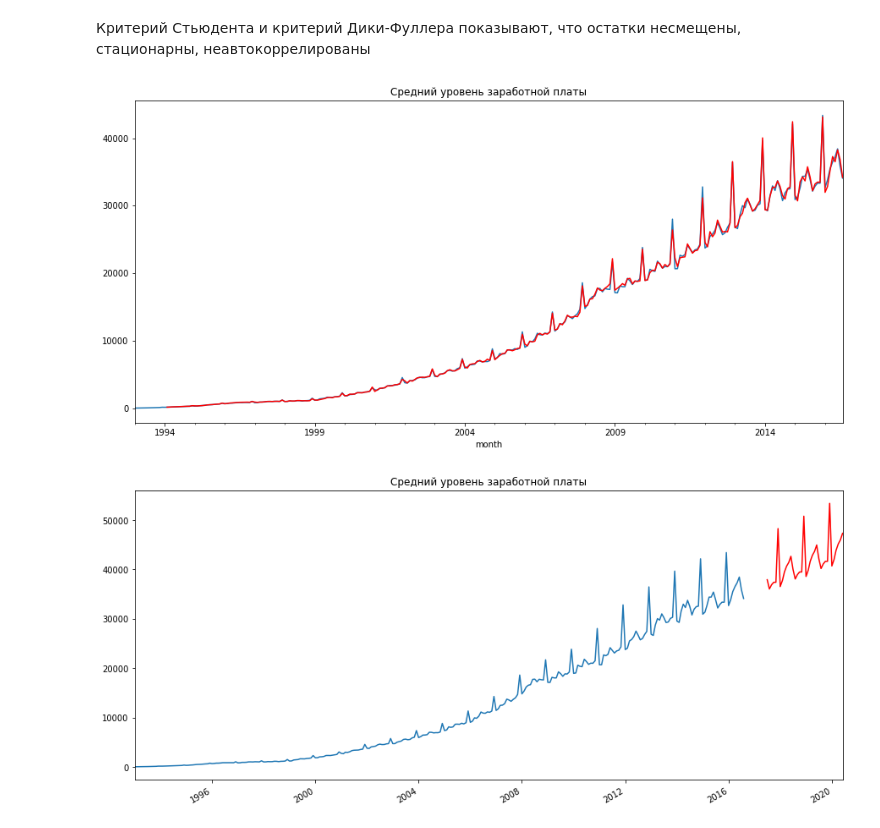
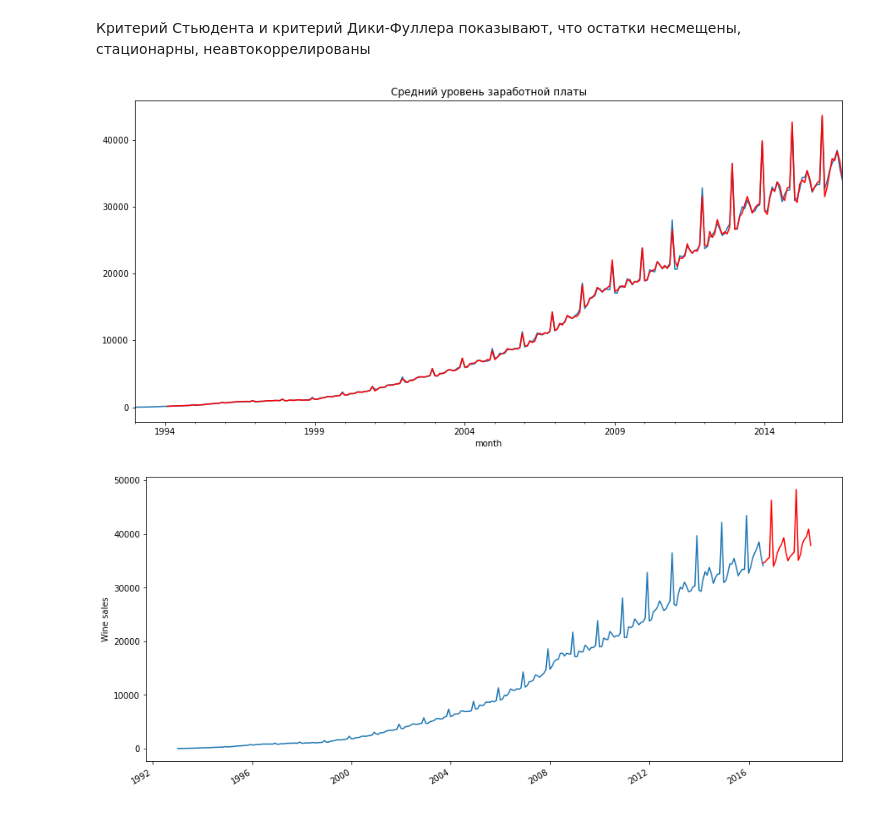
Before and after one commit to Donskoy-Mikhail/My_experience, a Jupyter notebook: Прогнозирование уровня средней заработной платы в России.ipynb, the cells around one changed output. Cells and saved outputs as stored; diff of their text form; code cells hidden in the pictures.

```diff
--- a/Прогнозирование уровня средней заработной платы в России.ipynb
+++ b/Прогнозирование уровня средней заработной платы в России.ipynb
@@ -16,7 +16,7 @@ warnings.filterwarnings('ignore')
 # %% [markdown]
 Импортируем данные
 # %%
-A_wage = pd.read_csv('WAG_C_M.csv', sep=';', index_col='month', parse_dates=True, dayfirst=True)
+A_wage = pd.read_csv('../input/wag-c-m/WAG_C_M.csv', sep=';', index_col='month', parse_dates=True, dayfirst=True)
 A_wage.head()
 # %% [output]
 |  | WAG_C_M |
@@ -97,10 +97,10 @@ sm.graphics.tsa.plot_pacf(A_wage.WAG_C_M_box_diff2.dropna()[12:].squeeze(), lags
 # %%
-ps = range(0, 2)
+ps = range(0, 6)
 d=1
-qs = range(0, 2)
-Ps = range(0, 2)
+qs = range(0, 6)
+Ps = range(0, 5)
 D=1
-Qs = range(0, 1)
+Qs = range(0, 2)
 # %%
 parameters = product(ps, qs, Ps, Qs)
 parameters_list = list(parameters)
@@ -197,17 +197,18 @@ fig = A_wage.WAG_C_M.plot()
 fig = A_wage.model[13:].plot(color='r')
 fig = plt.title('Средний уровень заработной платы')
 # %% [output]
-[figure, old version]
+[figure, new version]
 # %%
 A_wage2 = A_wage[['WAG_C_M']]
-date_list = [datetime.strptime("2017-07-01", "%Y-%m-%d") + relativedelta(months=x) for x in range(0,36)]
-future = pd.DataFrame(index=date_list, columns=A_wage2.columns)
+date_list = [datetime.strptime("2016-08-01", "%Y-%m-%d") + relativedelta(months=x) for x in range(0,24)]
+future = pd.DataFrame(index=date_list, columns= A_wage2.columns)
 A_wage2 = pd.concat([A_wage2, future])
-A_wage2['forecast'] = invboxcox(best_model.predict(start=286, end=365), lmbda)
+A_wage2['forecast'] = invboxcox(best_model.predict(start="2016-08-01", end="2018-08-01"), lmbda)
 
-fig = plt.figure(figsize=(15,7))
-fig = A_wage2.WAG_C_M.plot()
-fig = A_wage2.forecast.plot(color='r')
-fig = plt.title('Средний уровень заработной платы')
+plt.figure(figsize = (15,7))
+A_wage2['WAG_C_M'].plot()
+A_wage2.forecast.plot(color='r')
+plt.ylabel('Wine sales')
+plt.show()
 # %% [output]
-[figure, old version]
+[figure, new version]
```
Also changed, not shown: parts of 11 cells of this notebook.
